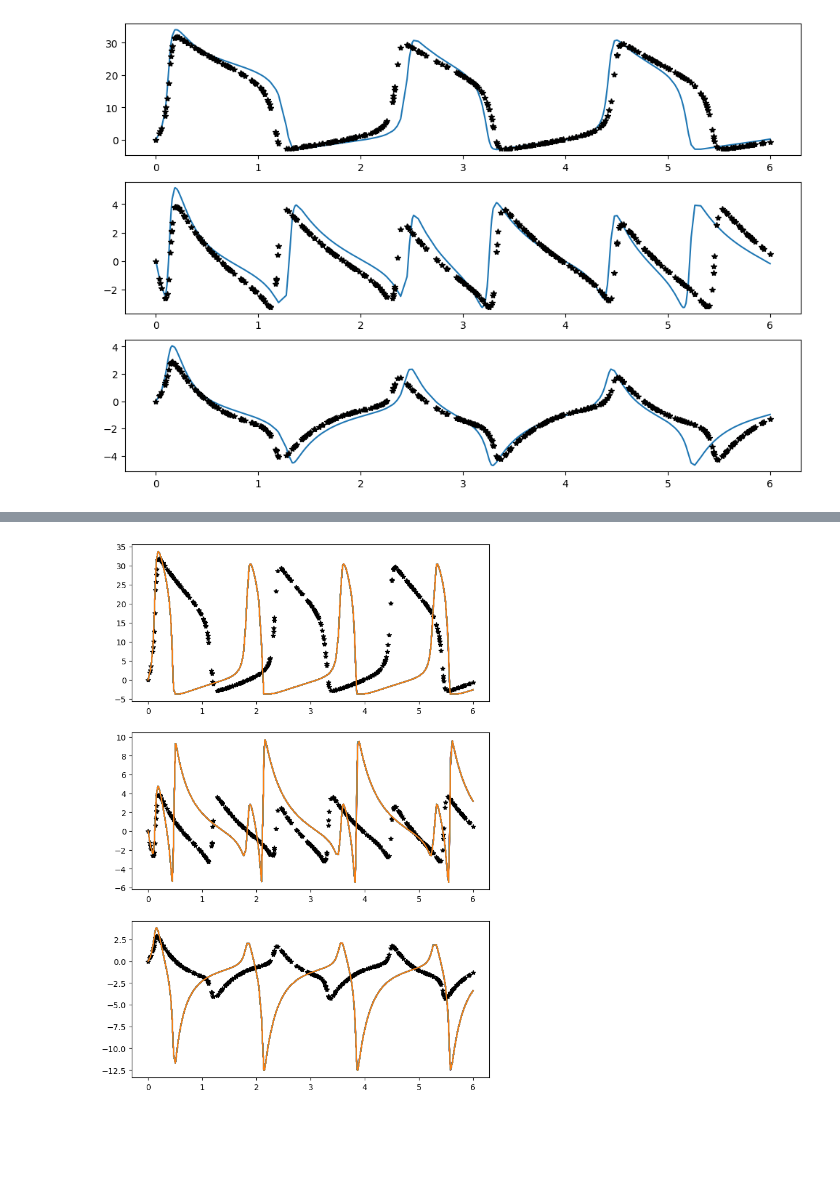
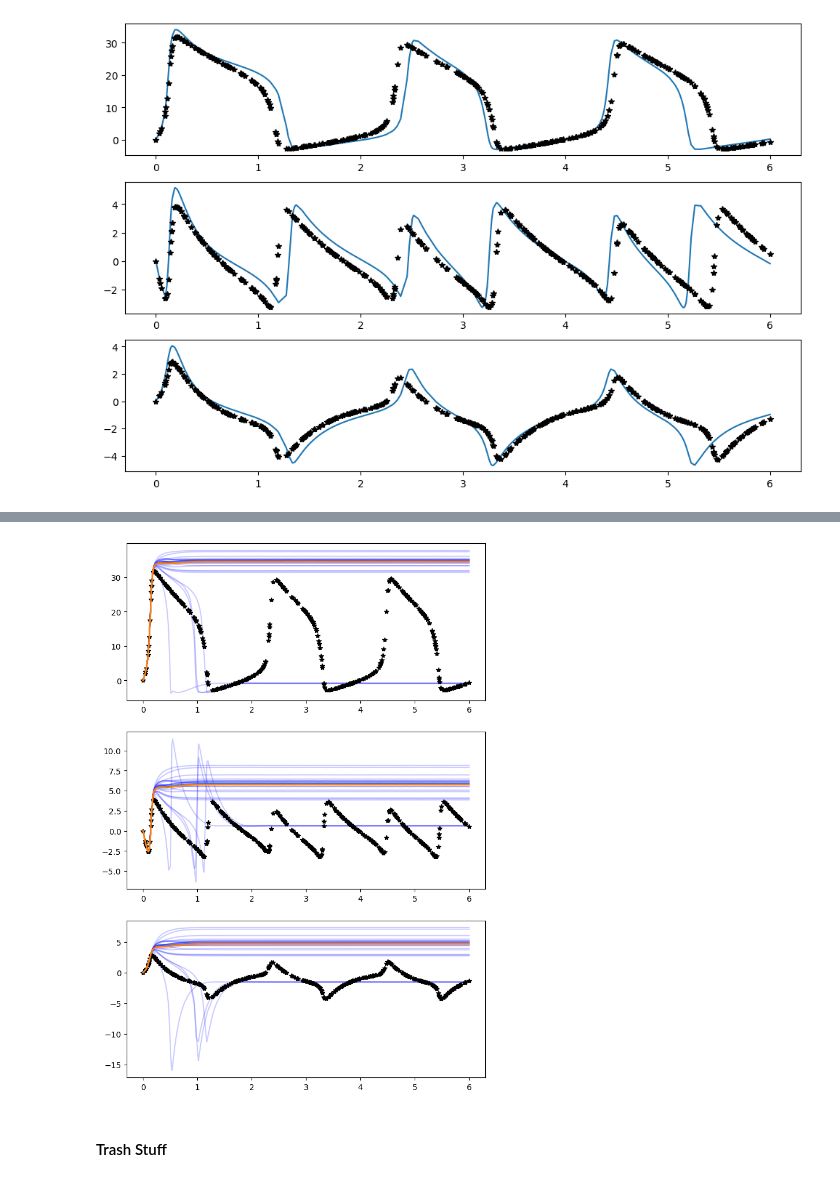
Before and after one commit to Anthony50102/probabilistic_rom_inference, a Jupyter notebook: fitz_nagumo/2+3.ipynb, the cells around one changed output, grey strips where cells are left out. Drawn from its saved outputs; the diff is of its cells as text; code cells hidden in the pictures; blank space fills up the shorter version.

```diff
--- a/fitz_nagumo/2+3.ipynb
+++ b/fitz_nagumo/2+3.ipynb
@@ -443,0 +584,28 @@ Array([[ 5.7492390e+01, -1.6826454e+01, -4.2116828e+00,  5.0551140e+01,
+# %%
+mean_lengthscales = [samples[f'lengthscale{i}'].mean() for i in range(numPODmodes)]
+median_lengthscales = [np.median(samples[f'lengthscale{i}']) for i in range(numPODmodes)]
+mean_variance = [samples[f'variance{i}'].mean() for i in range(numPODmodes)]
+median_variance = [np.median(samples[f'variance{i}']) for i in range(numPODmodes)]
+mean_noise = [samples[f'noise{i}'].mean() for i in range(numPODmodes)]
+median_noise = [np.median(samples[f'noise{i}']) for i in range(numPODmodes)]
+
+fig, ax = plt.subplots(3,1, figsize = (12,6))
+X_train = time_domain_sampled[:,None]
+X_test = X_train
+y_trains = snapshots_compressed
+
+for i in range(numPODmodes):
+    ls = mean_lengthscales[i]
+    var = mean_variance[i]
+    noise = mean_noise[i]
+    normalization = 1e-4
+    n_train = X_train.shape[0]
+    n_test = n_train
+    y_train = y_trains[i]
+
+    mean_sample = compute_sample_gp(ls, var, noise, X_train, y_train, X_test)
+    median_sample = compute_sample_gp(median_lengthscales[i], median_variance[i], median_noise[i], X_train, y_train, X_test)
+
+    ax[i].plot(time_domain_sampled, mean_sample, label = 'Mean Samples')
+    ax[i].plot(time_domain_sampled, median_sample, label = 'Median Samples')
+    ax[i].plot(time_domain_sampled, snapshots_compressed[i], 'k*')
@@ -443,0 +616,10 @@ Array([[ 5.7492390e+01, -1.6826454e+01, -4.2116828e+00,  5.0551140e+01,
+# %%
+### Eval X's
+mean_X = np.stack([samples[f'Xi{i}'].mean(axis=0) for i in range(numPODmodes)])
+median_X = np.stack([np.median(samples[f'Xi{i}'], axis=0) for i in range(numPODmodes)])
+
+fig, ax = plt.subplots(3,1, figsize = (12,6))
+for i in range(numPODmodes):
+    ax[i].plot(time_domain_sampled, mean_X[i], label = "Mean")
+    ax[i].plot(time_domain_sampled, median_X[i], label = "Median")
+    ax[i].plot(time_domain_sampled, snapshots_compressed[i], 'k*')
@@ -446,7 +646,7 @@ import random
 
 fig, ax = plt.subplots(3,1, figsize = (8, 12))
 
-num_pulls = 50
+num_pulls = 25
 for i in range(num_pulls):
     rand_idx = random.randint(0, len(samples['oi']))
     o = samples['oi'][rand_idx]
@@ -469,33 +669,35 @@ for i in range(num_pulls):
         print(deter_sol.t.shape[0], snapshots_compressed.shape, sep='\n')
         print("Failed to find stable operator, retry")
 
     for i in range(numPODmodes):
-        ax[i].plot(deter_sol.t, deter_sol.y[i])
+        ax[i].plot(deter_sol.t, deter_sol.y[i], color = 'blue', alpha = .2)
 
 for i in range(numPODmodes):
     ax[i].plot(time_domain_sampled, snapshots_compressed[i], 'k*')
 
 
 rom.model._extract_operators(np.array(mean_oi))
 deter_pred = rom.model.predict(
         state0=snapshots_compressed[:, 0],
         t=time_domain_sampled,
         input_func=input_func
     )
 deter_sol = rom.model.predict_result_
 
 for i in range(numPODmodes):
     ax[i].plot(deter_sol.t, deter_sol.y[i])
 
 rom.model._extract_operators(np.array(median_oi))
 deter_pred = rom.model.predict(
         state0=snapshots_compressed[:, 0],
         t=time_domain_sampled,
         input_func=input_func
     )
 deter_sol = rom.model.predict_result_
 
 for i in range(numPODmodes):
-    ax[i].plot(deter_sol.t, deter_sol.y[i])
+    ax[i].plot(deter_sol.t, deter_sol.y[i], lw = 2)
 # %% [output]
-[figure, old version]
+[figure, new version]
+# %% [markdown]
+#### Trash Stuff
```
Also changed, not shown: parts of 23 cells of this notebook, 39 other files.
